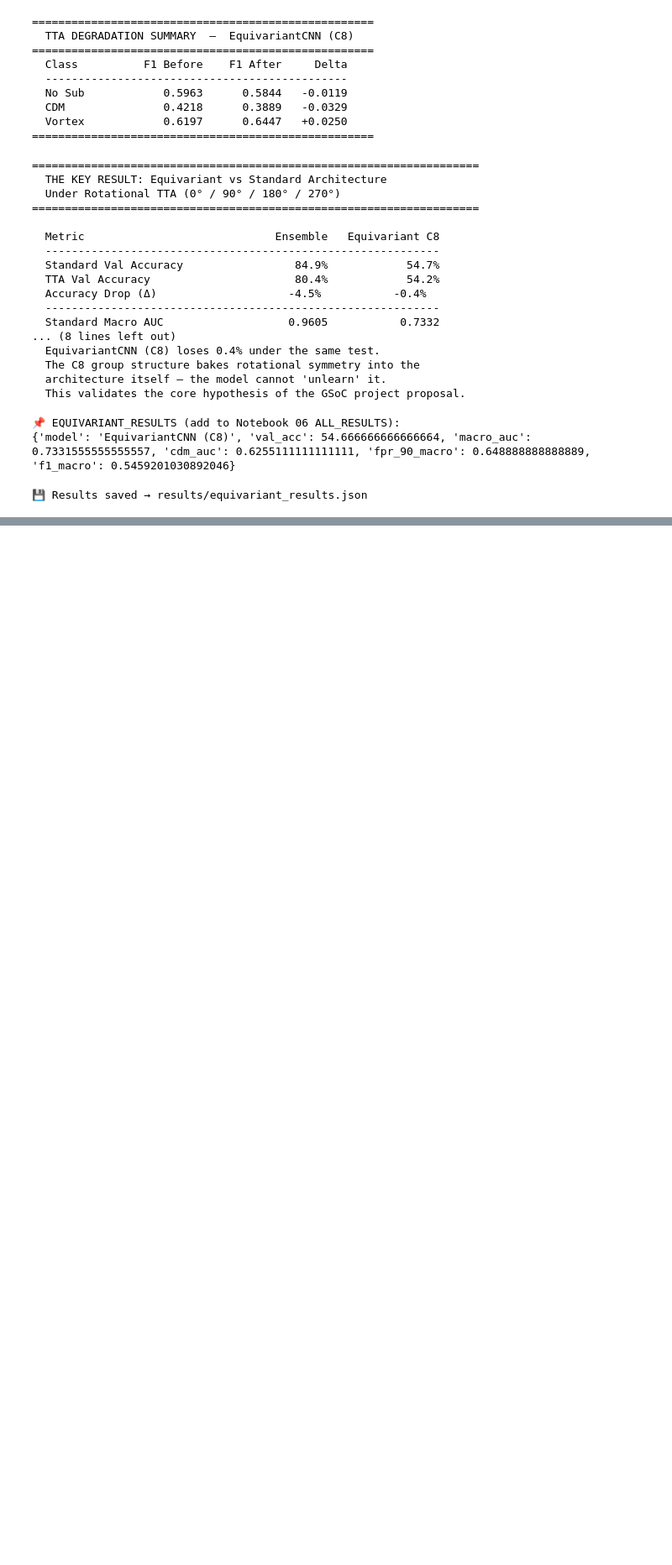
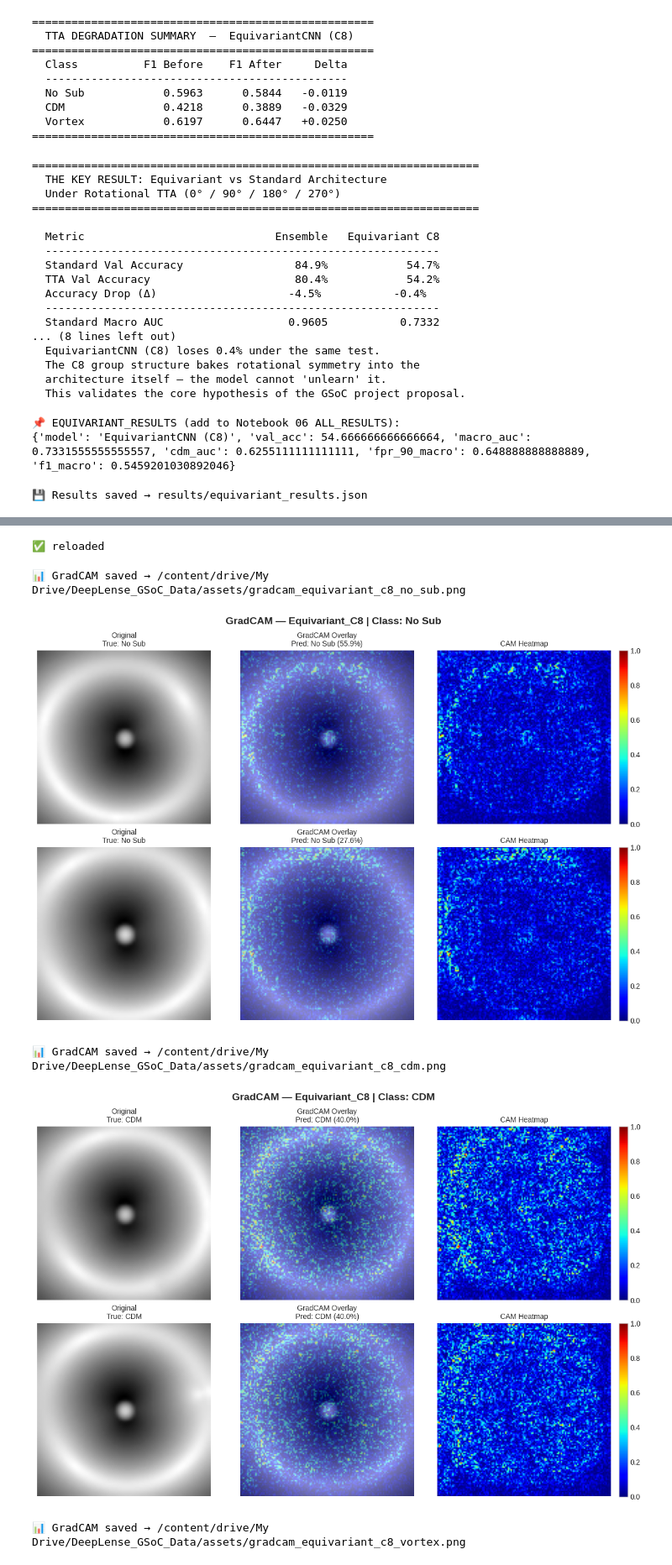
Before and after one commit to DeepShah111/deeplense-gsoc-2026-evaluation, a Jupyter notebook: notebooks/07_Equivariant_CNN.ipynb, the cells around one changed output, grey strips where cells are left out. Shown at 84% size. Saved outputs shown, nothing was run; the diff lists cells and outputs as text; code cells hidden in the pictures; blank space fills up the shorter version.

Commit message:
GSoC 2026 upgrades: GradCAM, Temperature Scaling, Gradio demo, Ablation Study NB08

```diff
--- a/notebooks/07_Equivariant_CNN.ipynb
+++ b/notebooks/07_Equivariant_CNN.ipynb
@@ -663,3 +663,7 @@ with open(os.path.join(RESULTS_DIR, "equivariant_results.json"), "w") as f:
 print("💾 Results saved → results/equivariant_results.json")
 # %% [output]
 💾 Results saved → results/equivariant_results.json
+# %%
+WEIGHTS_DIR = os.path.join(BASE_DIR, "weights")
+ASSETS_DIR  = os.path.join(BASE_DIR, "assets")
+print(f"✅ {WEIGHTS_DIR}")
@@ -665,0 +672,10 @@ print("💾 Results saved → results/equivariant_results.json")
+# %%
+# Load trained weights — skip the training loop
+model.load_state_dict(
+    torch.load(
+        os.path.join(WEIGHTS_DIR, "equivariant_best.pth"),
+        map_location=device
+    )
+)
+model.eval()
+print("✅ Weights loaded")
@@ -665,0 +684,24 @@ print("💾 Results saved → results/equivariant_results.json")
+# %%
+import importlib, metrics
+importlib.reload(metrics)
+from metrics import save_gradcam_visualization
+print("✅ reloaded")
+# %% [output]
+✅ reloaded
+# %%
+save_gradcam_visualization(
+    model               = model,
+    dataloader          = val_loader,
+    device              = device,
+    classes             = ['No Sub', 'CDM', 'Vortex'],
+    save_dir            = ASSETS_DIR,
+    model_name          = 'Equivariant_C8',
+    n_samples_per_class = 2,
+)
+print("✅ Done")
+# %% [output]
+📊 GradCAM saved → /content/drive/My Drive/DeepLense_GSoC_Data/assets/gradcam_equivariant_c8_no_sub.png
+[figure, added]
+📊 GradCAM saved → /content/drive/My Drive/DeepLense_GSoC_Data/assets/gradcam_equivariant_c8_cdm.png
+[figure, added]
+📊 GradCAM saved → /content/drive/My Drive/DeepLense_GSoC_Data/assets/gradcam_equivariant_c8_vortex.png
```
Also changed, not shown: parts of 4 cells of this notebook, 16 other files.
